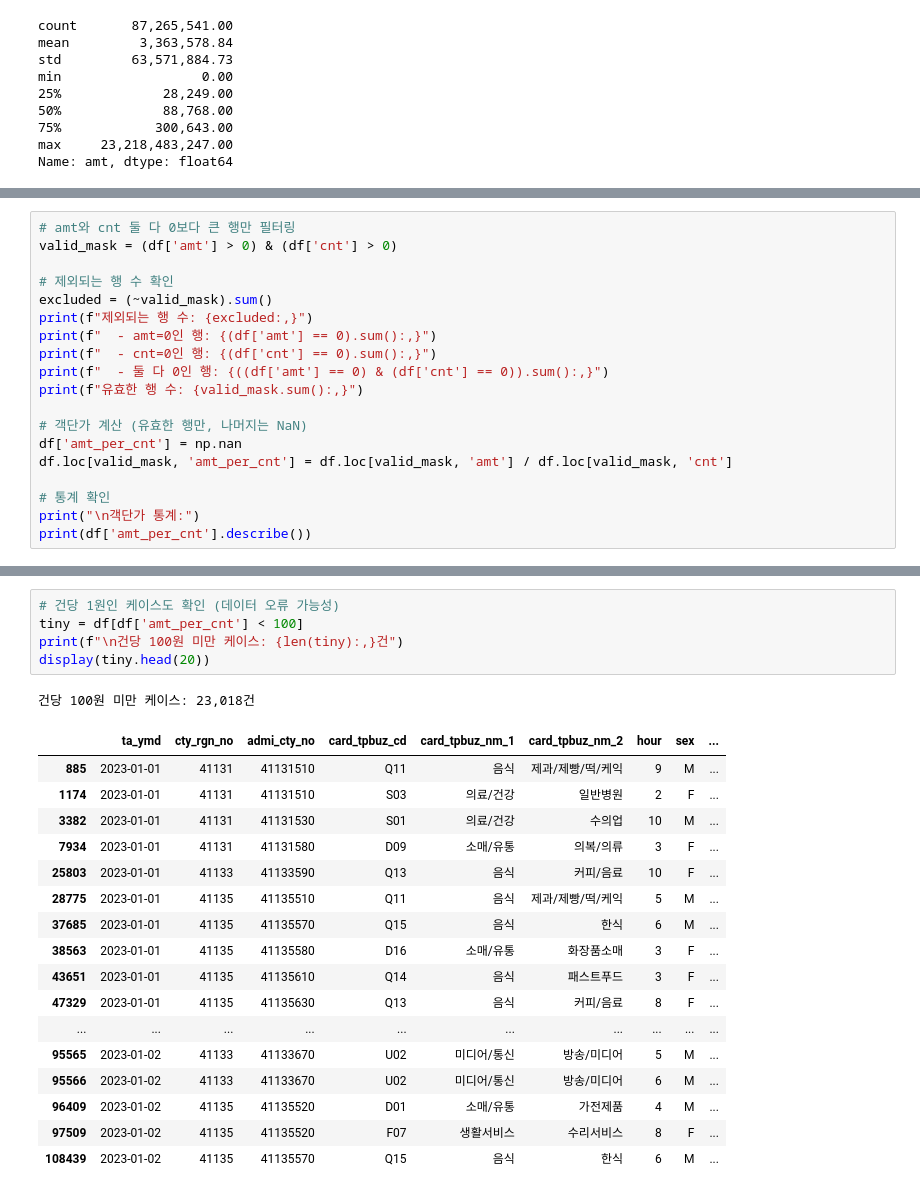
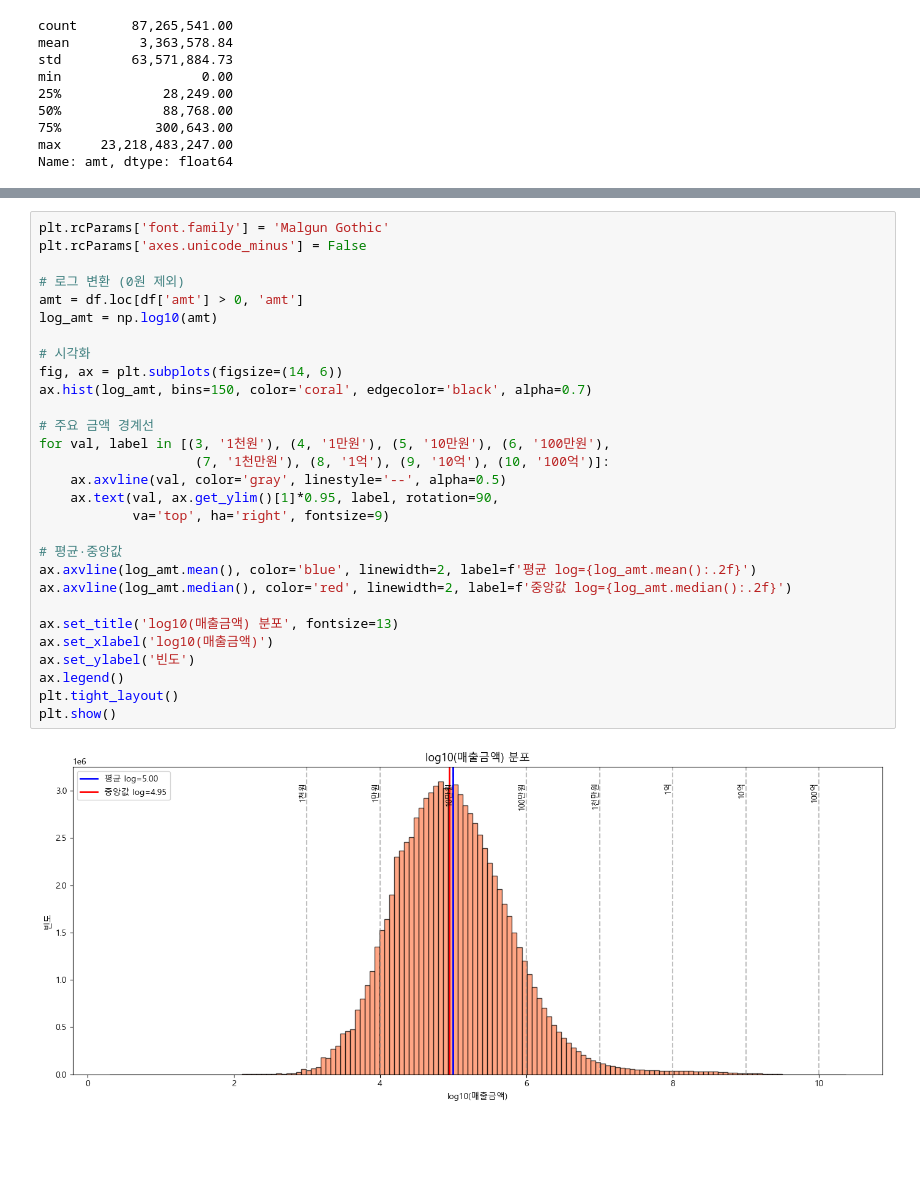
Before and after one commit to bulsajo1/final_project, a Jupyter notebook: Geunsu/1차_전처리_매출.ipynb, the cells around one changed output, grey strips where cells are left out. Saved outputs shown, nothing was run; the diff lists cells and outputs as text; blank space fills up the shorter version.

```diff
--- a/Geunsu/1차_전처리_매출.ipynb
+++ b/Geunsu/1차_전처리_매출.ipynb
@@ -342,19 +273,0 @@ print(top_amt[['ta_ymd', 'admi_cty_no', 'card_tpbuz_nm_1',
-# %%
-# amt와 cnt 둘 다 0보다 큰 행만 필터링
-valid_mask = (df['amt'] > 0) & (df['cnt'] > 0)
-
-# 제외되는 행 수 확인
-excluded = (~valid_mask).sum()
-print(f"제외되는 행 수: {excluded:,}")
-print(f"  - amt=0인 행: {(df['amt'] == 0).sum():,}")
-print(f"  - cnt=0인 행: {(df['cnt'] == 0).sum():,}")
-print(f"  - 둘 다 0인 행: {((df['amt'] == 0) & (df['cnt'] == 0)).sum():,}")
-print(f"유효한 행 수: {valid_mask.sum():,}")
-
-# 객단가 계산 (유효한 행만, 나머지는 NaN)
-df['amt_per_cnt'] = np.nan
-df.loc[valid_mask, 'amt_per_cnt'] = df.loc[valid_mask, 'amt'] / df.loc[valid_mask, 'cnt']
-
-# 통계 확인
-print("\n객단가 통계:")
-print(df['amt_per_cnt'].describe())
@@ -407,24 +274,31 @@ display(extreme.head(20))
-# %%
-# 건당 1원인 케이스도 확인 (데이터 오류 가능성)
-tiny = df[df['amt_per_cnt'] < 100]
-print(f"\n건당 100원 미만 케이스: {len(tiny):,}건")
-display(tiny.head(20))
-# %% [output]
-건당 100원 미만 케이스: 23,018건
-|  | ta_ymd | cty_rgn_no | admi_cty_no | card_tpbuz_cd | card_tpbuz_nm_1 | card_tpbuz_nm_2 | hour | sex | ... |
-| 885 | 2023-01-01 | 41131 | 41131510 | Q11 | 음식 | 제과/제빵/떡/케익 | 9 | M | ... |
-| 1174 | 2023-01-01 | 41131 | 41131510 | S03 | 의료/건강 | 일반병원 | 2 | F | ... |
-| 3382 | 2023-01-01 | 41131 | 41131530 | S01 | 의료/건강 | 수의업 | 10 | M | ... |
-| 7934 | 2023-01-01 | 41131 | 41131580 | D09 | 소매/유통 | 의복/의류 | 3 | F | ... |
-| 25803 | 2023-01-01 | 41133 | 41133590 | Q13 | 음식 | 커피/음료 | 10 | F | ... |
-| 28775 | 2023-01-01 | 41135 | 41135510 | Q11 | 음식 | 제과/제빵/떡/케익 | 5 | M | ... |
-| 37685 | 2023-01-01 | 41135 | 41135570 | Q15 | 음식 | 한식 | 6 | M | ... |
-| 38563 | 2023-01-01 | 41135 | 41135580 | D16 | 소매/유통 | 화장품소매 | 3 | F | ... |
-| 43651 | 2023-01-01 | 41135 | 41135610 | Q14 | 음식 | 패스트푸드 | 3 | F | ... |
-| 47329 | 2023-01-01 | 41135 | 41135630 | Q13 | 음식 | 커피/음료 | 8 | F | ... |
-| ... | ... | ... | ... | ... | ... | ... | ... | ... | ... |
-| 95565 | 2023-01-02 | 41133 | 41133670 | U02 | 미디어/통신 | 방송/미디어 | 5 | M | ... |
-| 95566 | 2023-01-02 | 41133 | 41133670 | U02 | 미디어/통신 | 방송/미디어 | 6 | M | ... |
-| 96409 | 2023-01-02 | 41135 | 41135520 | D01 | 소매/유통 | 가전제품 | 4 | M | ... |
-| 97509 | 2023-01-02 | 41135 | 41135520 | F07 | 생활서비스 | 수리서비스 | 8 | F | ... |
-| 108439 | 2023-01-02 | 41135 | 41135570 | Q15 | 음식 | 한식 | 6 | M | ... |
+# %%
+plt.rcParams['font.family'] = 'Malgun Gothic'
+plt.rcParams['axes.unicode_minus'] = False
+
+# 로그 변환 (0원 제외)
+amt = df.loc[df['amt'] > 0, 'amt']
+log_amt = np.log10(amt)
+
+# 시각화
+fig, ax = plt.subplots(figsize=(14, 6))
+ax.hist(log_amt, bins=150, color='coral', edgecolor='black', alpha=0.7)
+
+# 주요 금액 경계선
+for val, label in [(3, '1천원'), (4, '1만원'), (5, '10만원'), (6, '100만원'),
+                    (7, '1천만원'), (8, '1억'), (9, '10억'), (10, '100억')]:
+    ax.axvline(val, color='gray', linestyle='--', alpha=0.5)
+    ax.text(val, ax.get_ylim()[1]*0.95, label, rotation=90,
+            va='top', ha='right', fontsize=9)
+
+# 평균·중앙값
+ax.axvline(log_amt.mean(), color='blue', linewidth=2, label=f'평균 log={log_amt.mean():.2f}')
+ax.axvline(log_amt.median(), color='red', linewidth=2, label=f'중앙값 log={log_amt.median():.2f}')
+
+ax.set_title('log10(매출금액) 분포', fontsize=13)
+ax.set_xlabel('log10(매출금액)')
+ax.set_ylabel('빈도')
+ax.legend()
+plt.tight_layout()
+plt.show()
+# %% [output]
+[figure, added]
```
Also changed, not shown: parts of 11 cells of this notebook.
